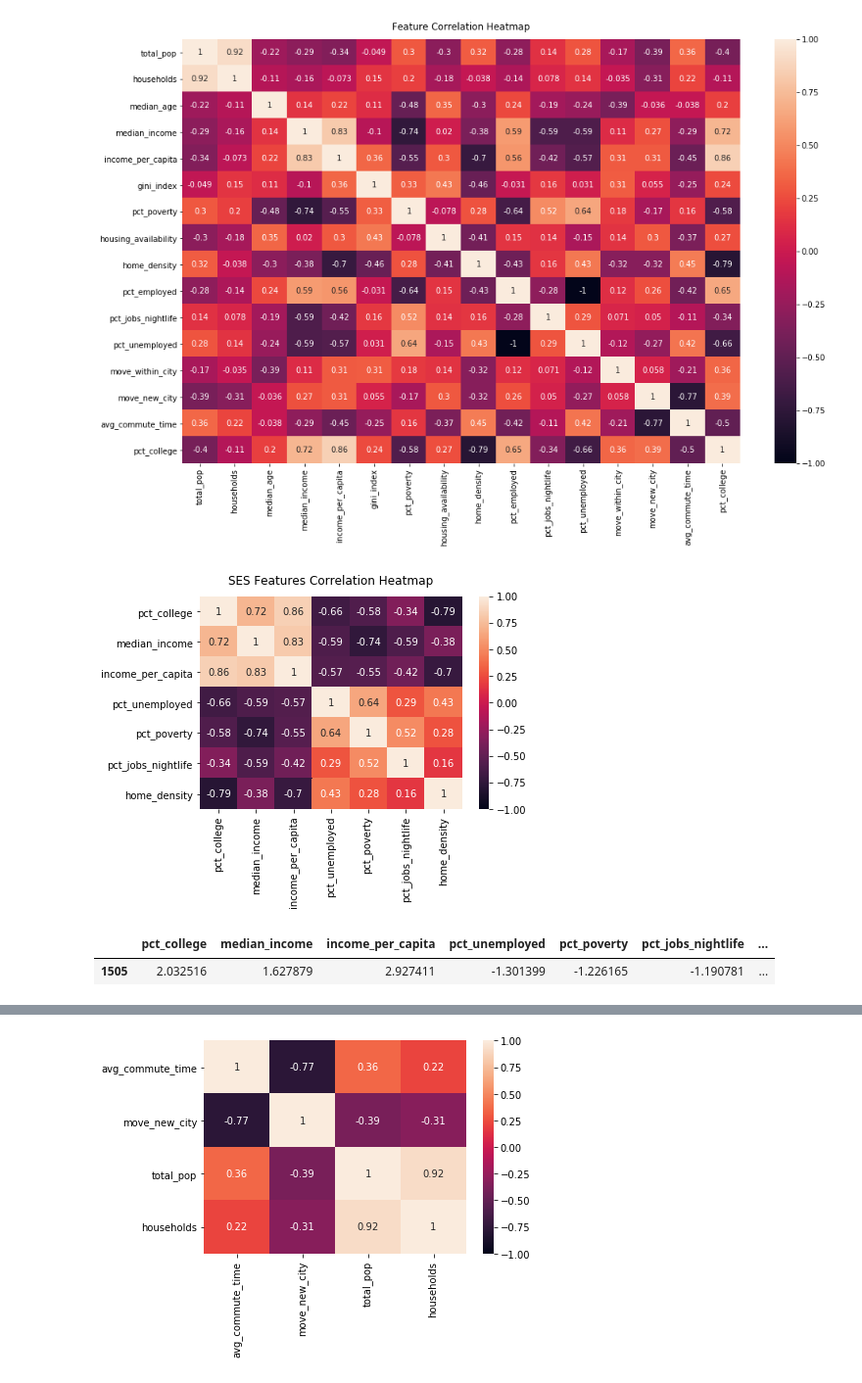
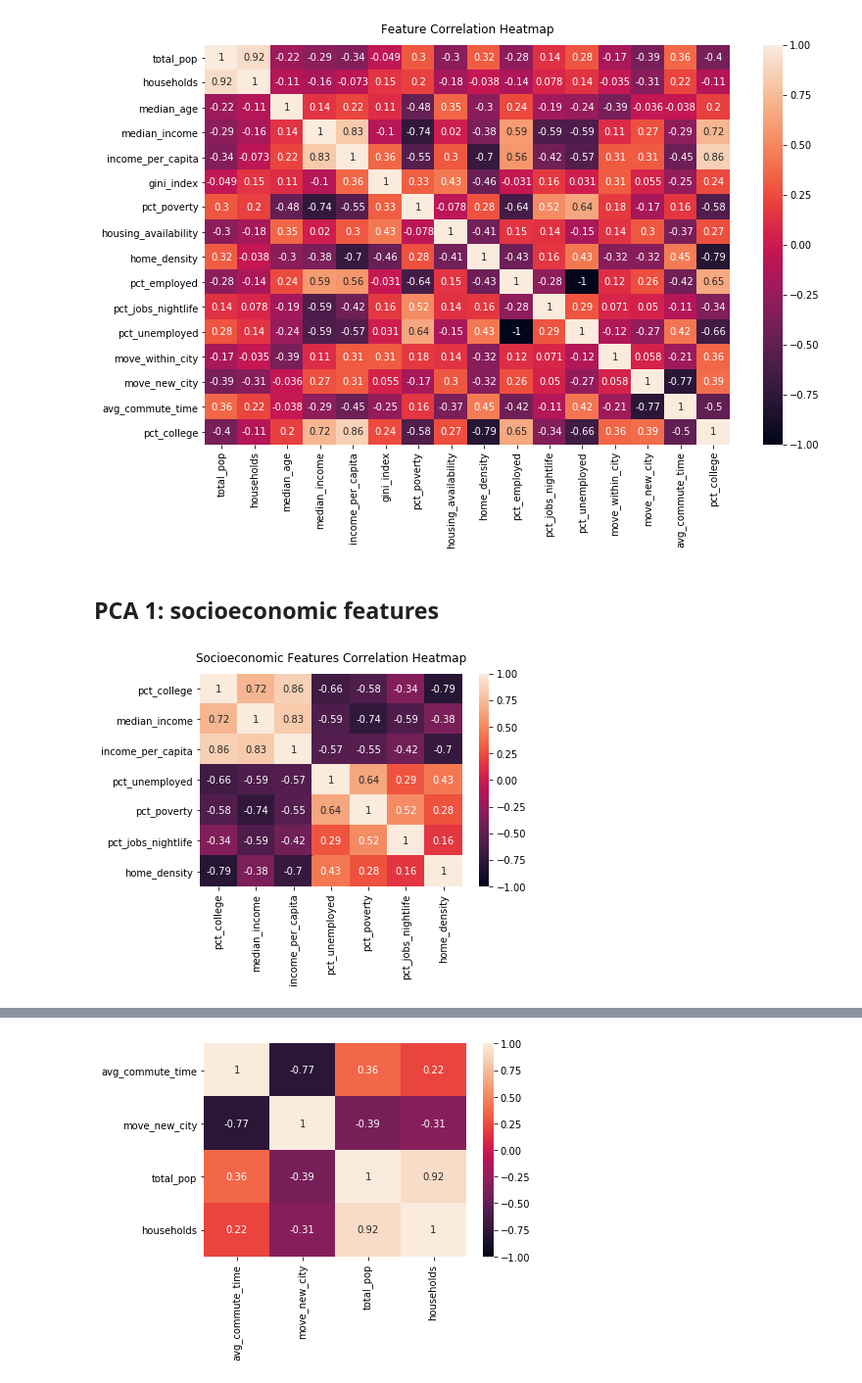
Before and after one commit to EugeniaDickson/zillow_rent_index, a Jupyter notebook: casey/PCA-RFmodel.ipynb, the cells around one changed output, grey strips where cells are left out. Shown at 98% size. Drawn from its saved outputs; the diff is of its cells as text; code cells hidden in the pictures.

```diff
--- a/casey/PCA-RFmodel.ipynb
+++ b/casey/PCA-RFmodel.ipynb
@@ -45,20 +30,18 @@ features.head()
 # %%
-# # try a correlation heat map to assess for multicollinearity
-plt.figure(figsize=(16, 10)) # larger for ease of viewing
+# Assess correlations between features for multicollinearity
+plt.figure(figsize=(12, 7.5)) # larger for ease of viewing
 
 heatmap = sns.heatmap(features.corr(), vmin=-1, vmax=1, annot=True)
 heatmap.set_title('Feature Correlation Heatmap', fontdict={'fontsize':12}, pad=12);
 # %% [output]
-[figure, old version]
+[figure, new version]
+# %% [markdown]
+## PCA 1: socioeconomic features
 # %%
+# check correlations
 socioeconomic = features[['pct_college','median_income','income_per_capita','pct_unemployed','pct_poverty',
                           'pct_jobs_nightlife','home_density']]
 heatmap = sns.heatmap(socioeconomic.corr(), vmin=-1, vmax=1, annot=True)
-heatmap.set_title('SES Features Correlation Heatmap', fontdict={'fontsize':12}, pad=12);
+heatmap.set_title('Socioeconomic Features Correlation Heatmap', fontdict={'fontsize':12}, pad=12);
 # %% [output]
-[figure, old version]
+[figure, new version]
-# %%
-socioeconomic.sample()
-# %% [output]
-|  | pct_college | median_income | income_per_capita | pct_unemployed | pct_poverty | pct_jobs_nightlife | ... |
-| 1505 | 2.032516 | 1.627879 | 2.927411 | -1.301399 | -1.226165 | -1.190781 | ... |
```
Also changed, not shown: parts of 39 cells of this notebook, 3 other files.
